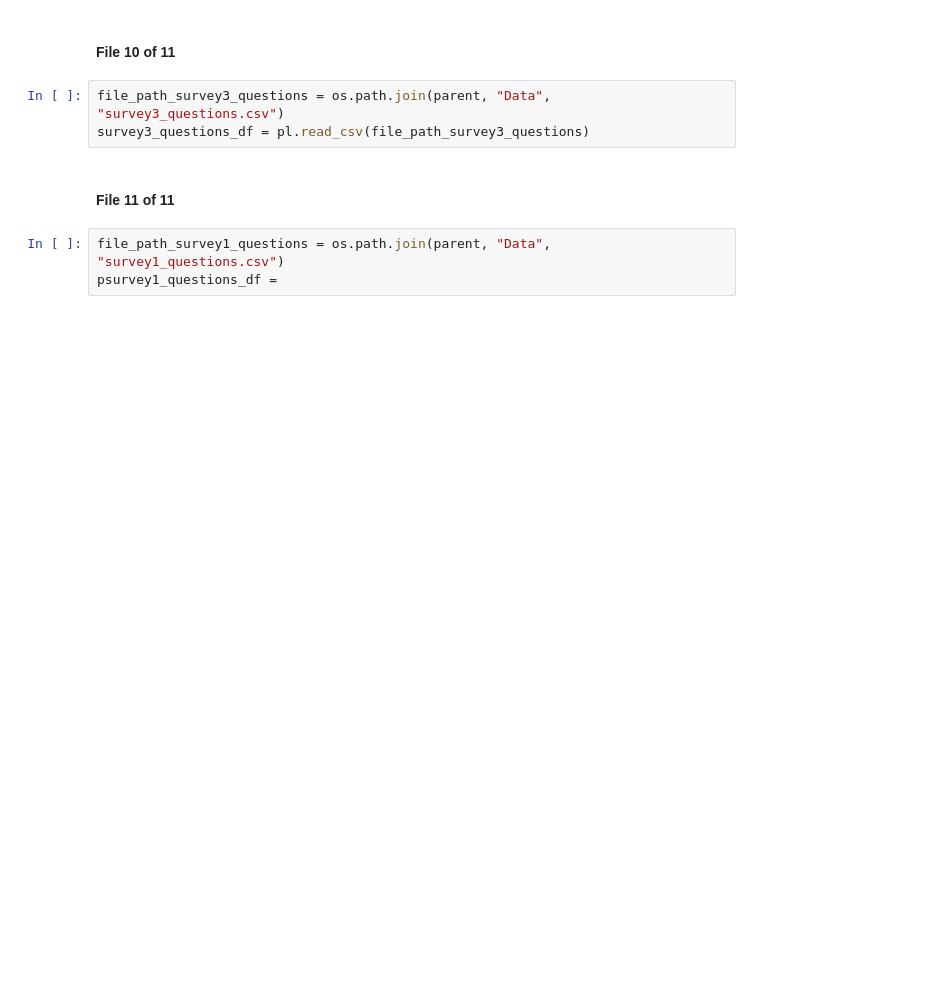
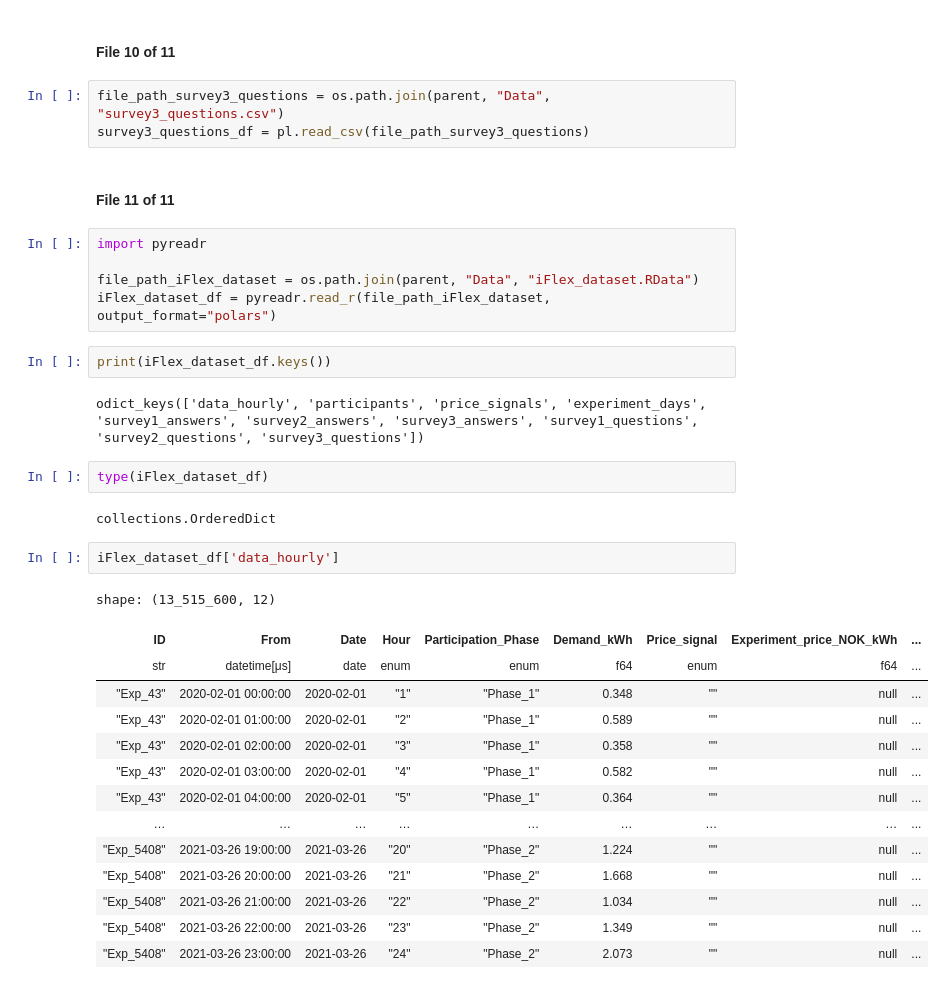
Before and after one commit to MartinOmasta/team_omega, a Jupyter notebook: notebooks/01_exploratory_data_analysis.ipynb, the cells around one changed output. Cells and saved outputs as stored; diff of their text form; blank space fills up the shorter version.

```diff
--- a/notebooks/01_exploratory_data_analysis.ipynb
+++ b/notebooks/01_exploratory_data_analysis.ipynb
@@ -202,5 +211,32 @@ survey3_questions_df = pl.read_csv(file_path_survey3_questions)
 # %% [markdown]
 #### File 11 of 11
 # %%
-file_path_survey1_questions = os.path.join(parent, "Data", "survey1_questions.csv")
-psurvey1_questions_df =
+import pyreadr
+
+file_path_iFlex_dataset = os.path.join(parent, "Data", "iFlex_dataset.RData")
+iFlex_dataset_df = pyreadr.read_r(file_path_iFlex_dataset, output_format="polars")
+# %%
+print(iFlex_dataset_df.keys())
+# %% [output]
+odict_keys(['data_hourly', 'participants', 'price_signals', 'experiment_days', 'survey1_answers', 'survey2_answers', 'survey3_answers', 'survey1_questions', 'survey2_questions', 'survey3_questions'])
+# %%
+type(iFlex_dataset_df)
+# %% [output]
+collections.OrderedDict
+# %%
+iFlex_dataset_df['data_hourly']
+# %% [output]
+shape: (13_515_600, 12)
+| ID | From | Date | Hour | Participation_Phase | Demand_kWh | Price_signal | Experiment_price_NOK_kWh | ... |
+| str | datetime[μs] | date | enum | enum | f64 | enum | f64 | ... |
+| "Exp_43" | 2020-02-01 00:00:00 | 2020-02-01 | "1" | "Phase_1" | 0.348 | "" | null | ... |
+| "Exp_43" | 2020-02-01 01:00:00 | 2020-02-01 | "2" | "Phase_1" | 0.589 | "" | null | ... |
+| "Exp_43" | 2020-02-01 02:00:00 | 2020-02-01 | "3" | "Phase_1" | 0.358 | "" | null | ... |
+| "Exp_43" | 2020-02-01 03:00:00 | 2020-02-01 | "4" | "Phase_1" | 0.582 | "" | null | ... |
+| "Exp_43" | 2020-02-01 04:00:00 | 2020-02-01 | "5" | "Phase_1" | 0.364 | "" | null | ... |
+| … | … | … | … | … | … | … | … | ... |
+| "Exp_5408" | 2021-03-26 19:00:00 | 2021-03-26 | "20" | "Phase_2" | 1.224 | "" | null | ... |
+| "Exp_5408" | 2021-03-26 20:00:00 | 2021-03-26 | "21" | "Phase_2" | 1.668 | "" | null | ... |
+| "Exp_5408" | 2021-03-26 21:00:00 | 2021-03-26 | "22" | "Phase_2" | 1.034 | "" | null | ... |
+| "Exp_5408" | 2021-03-26 22:00:00 | 2021-03-26 | "23" | "Phase_2" | 1.349 | "" | null | ... |
+| "Exp_5408" | 2021-03-26 23:00:00 | 2021-03-26 | "24" | "Phase_2" | 2.073 | "" | null | ... |
```
Also changed, not shown: parts of 2 cells of this notebook, 1 other file.
